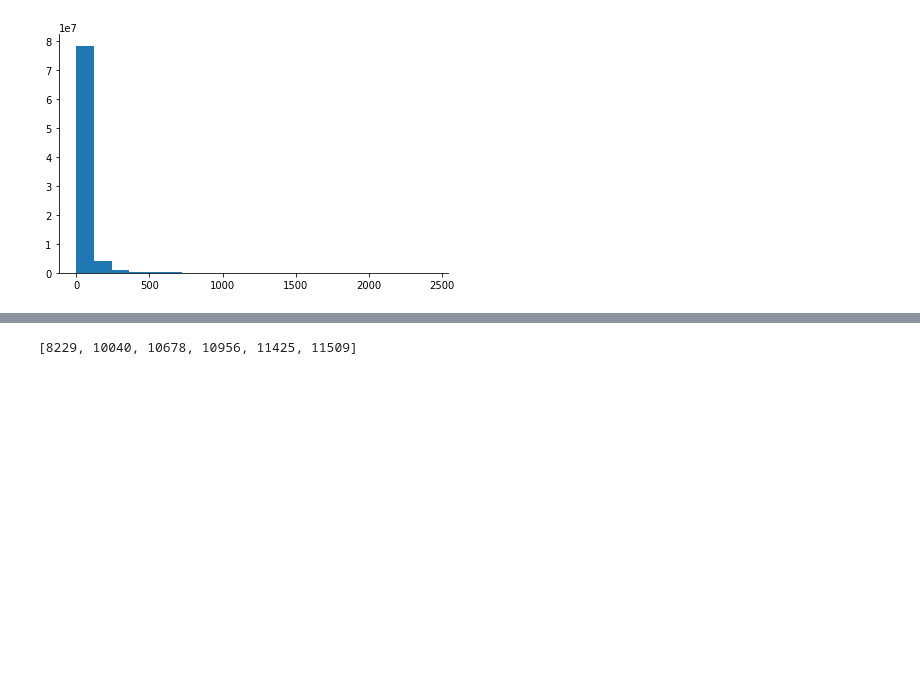
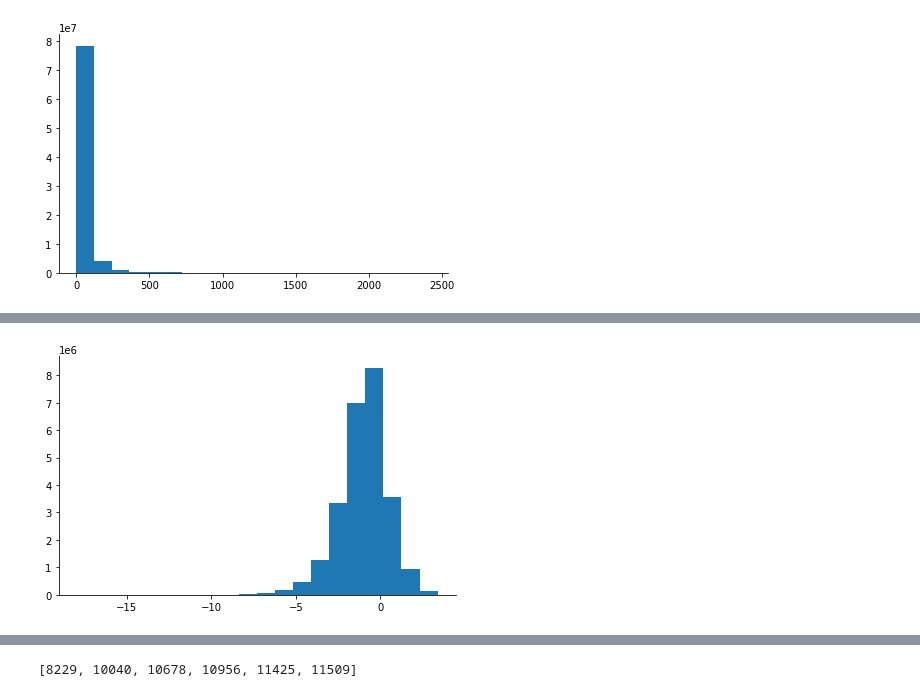
Before and after one commit to CristianLazoQuispe/Stringer-project, a Jupyter notebook: Notebooks/spontaneous/02.Spontaneous_EDA.ipynb, the cells around one changed output, grey strips where cells are left out. Saved outputs shown, nothing was run; the diff lists cells and outputs as text; code cells hidden in the pictures; blank space fills up the shorter version.

```diff
--- a/Notebooks/spontaneous/02.Spontaneous_EDA.ipynb
+++ b/Notebooks/spontaneous/02.Spontaneous_EDA.ipynb
@@ -77,2 +95,6 @@ hist = plt.hist(total_sresp,bins=20)
+# %%
+hist = plt.hist(np.log(total_sresp_normalized+0.00001),bins=20)
+# %% [output]
+[figure, added]
 # %%
 for percentile in [25,50,75,90,100]:
```
Also changed, not shown: parts of 9 cells of this notebook, 1 other file.
